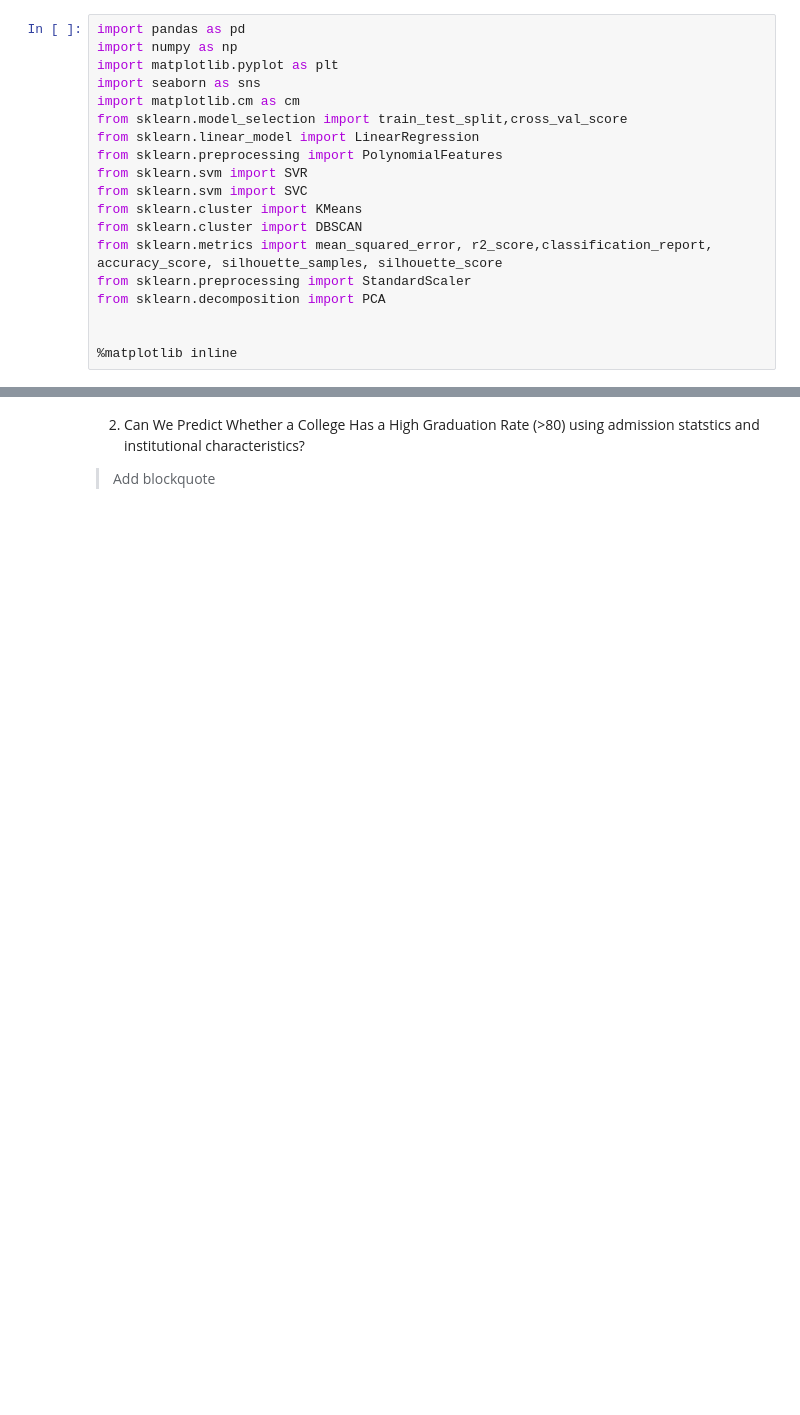
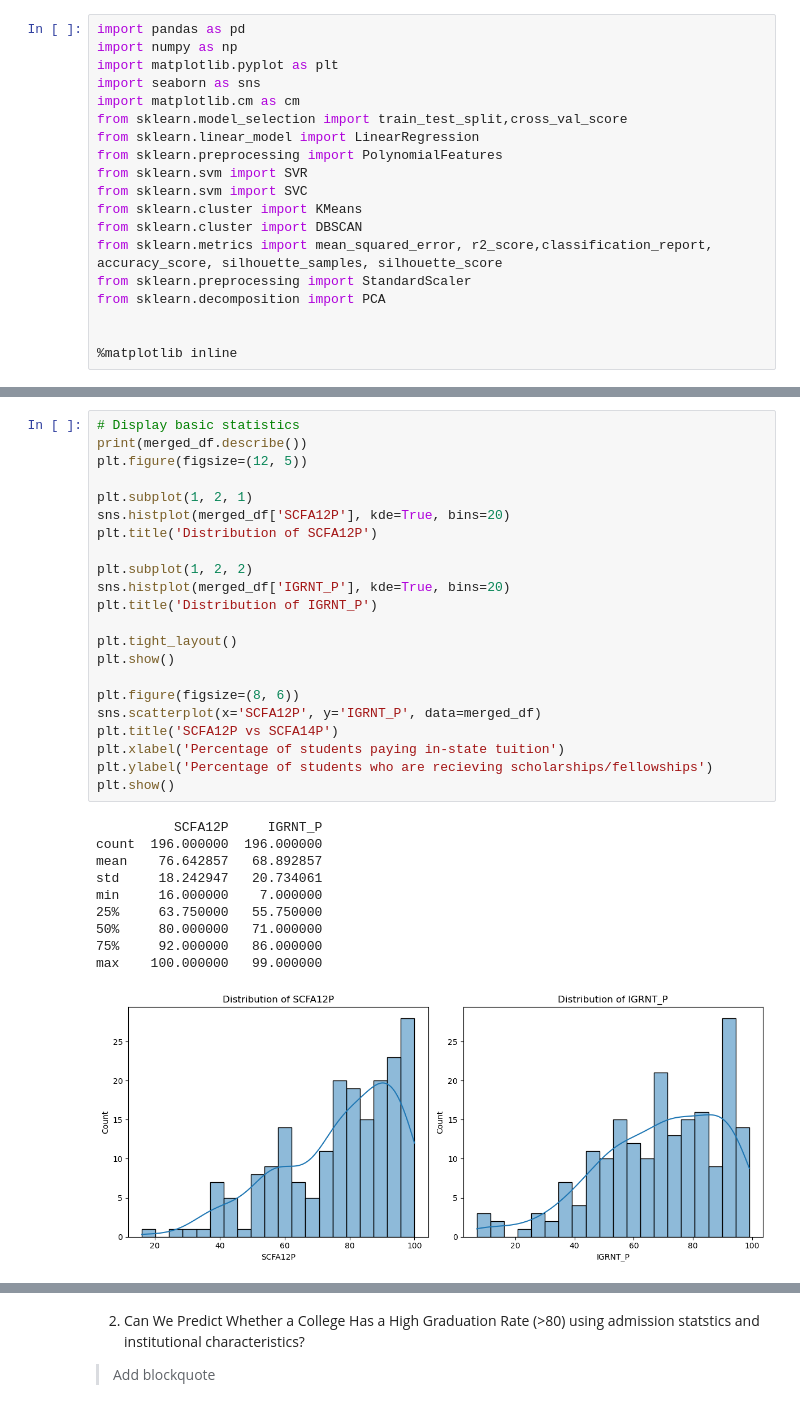
Before and after one commit to Bradythebest27/IPEDS, a Jupyter notebook: IPEDS.ipynb, the cells around one changed output, grey strips where cells are left out. Cells and saved outputs as stored; diff of their text form; blank space fills up the shorter version.

```diff
--- a/IPEDS.ipynb
+++ b/IPEDS.ipynb
@@ -49,0 +50,33 @@ ic_df.head()
+# %%
+# Display basic statistics
+print(merged_df.describe())
+plt.figure(figsize=(12, 5))
+
+plt.subplot(1, 2, 1)
+sns.histplot(merged_df['SCFA12P'], kde=True, bins=20)
+plt.title('Distribution of SCFA12P')
+
+plt.subplot(1, 2, 2)
+sns.histplot(merged_df['IGRNT_P'], kde=True, bins=20)
+plt.title('Distribution of IGRNT_P')
+
+plt.tight_layout()
+plt.show()
+
+plt.figure(figsize=(8, 6))
+sns.scatterplot(x='SCFA12P', y='IGRNT_P', data=merged_df)
+plt.title('SCFA12P vs SCFA14P')
+plt.xlabel('Percentage of students paying in-state tuition')
+plt.ylabel('Percentage of students who are recieving scholarships/fellowships')
+plt.show()
+# %% [output]
+          SCFA12P     IGRNT_P
+count  196.000000  196.000000
+mean    76.642857   68.892857
+std     18.242947   20.734061
+min     16.000000    7.000000
+25%     63.750000   55.750000
+50%     80.000000   71.000000
+75%     92.000000   86.000000
+max    100.000000   99.000000
+[figure, added]
```
Also changed, not shown: parts of 7 cells of this notebook.
